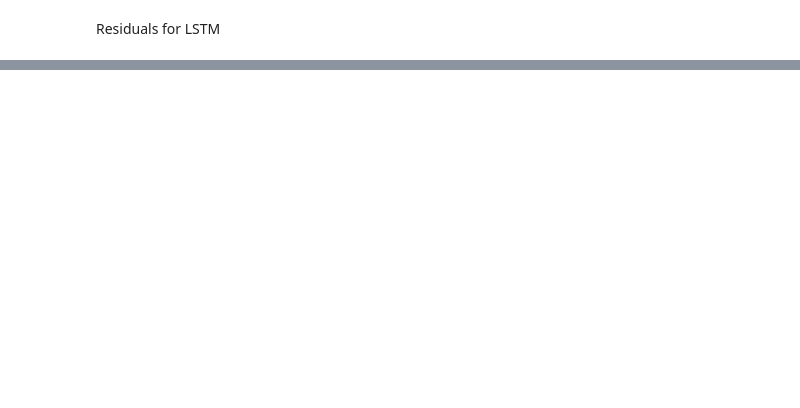
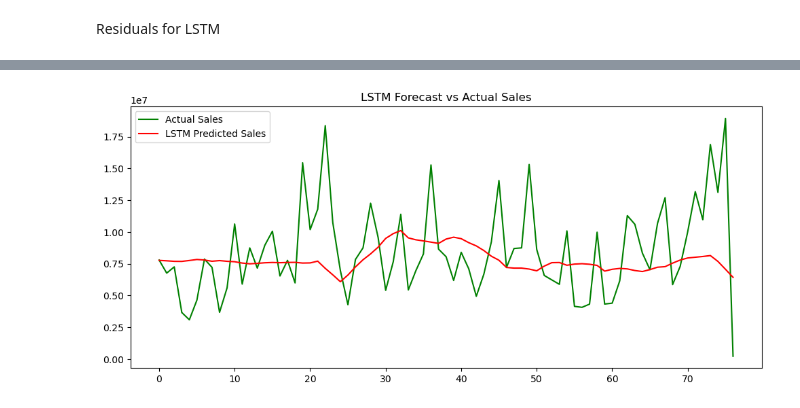
Before and after one commit to MrStrelan/SalesPredictionFramework, a Jupyter notebook: SARIMA.ipynb, the cells around one changed output, grey strips where cells are left out. Cells and saved outputs as stored; diff of their text form; code cells hidden in the pictures; blank space fills up the shorter version.

```diff
--- a/SARIMA.ipynb
+++ b/SARIMA.ipynb
@@ -954,0 +1051,3 @@ plt.show()
+# %%
+sarima_pred = sarima_model.get_prediction(start=weekly_agg.index[timesteps])
+sarima_forecast_series = sarima_pred.predicted_mean
@@ -954,0 +1109,28 @@ plt.show()
+# %%
+split_idx = int(len(X_seq) * 0.8)
+
+X_train, X_test = X_seq[:split_idx], X_seq[split_idx:]
+y_train, y_test = y_seq[:split_idx], y_seq[split_idx:]
+# %%
+from keras.api.models import Sequential
+from keras.api.layers import LSTM, Dense, Dropout
+from keras.api.optimizers import Adam
+from keras.api.callbacks import EarlyStopping
+
+model = Sequential()
+model.add(LSTM(64, return_sequences=True, input_shape=(X_train.shape[1], X_train.shape[2])))
+model.add(LSTM(32, return_sequences=False))
+model.add(Dropout(0.2))
+model.add(Dense(16, activation='relu'))
+model.add(Dense(1))  # output: predicted sales (scaled)
+
+model.compile(optimizer=Adam(learning_rate=0.008), loss='mse', metrics=['mae'])
+
+history = model.fit(
+    X_train, y_train,
+    epochs=100,
+    batch_size=32,
+    validation_split=0.2,
+    callbacks=[EarlyStopping(patience=10, restore_best_weights=True)],
+    verbose=1
+)
@@ -954,0 +1155,4 @@ plt.show()
+# %%
+y_pred = model.predict(X_test)
+y_pred_inv = target_scaler.inverse_transform(y_pred)
+y_test_inv = target_scaler.inverse_transform(y_test.reshape(-1, 1))
@@ -954,0 +1161,11 @@ plt.show()
+# %%
+import matplotlib.pyplot as plt
+
+plt.figure(figsize=(12, 5))
+plt.plot(y_test_inv, label='Actual Sales', color='green')
+plt.plot(y_pred_inv, label='LSTM Predicted Sales', color='red')
+plt.title("LSTM Forecast vs Actual Sales")
+plt.legend()
+plt.show()
+# %% [output]
+[figure, added]
```
Also changed, not shown: parts of 44 cells of this notebook, 31 other files.
